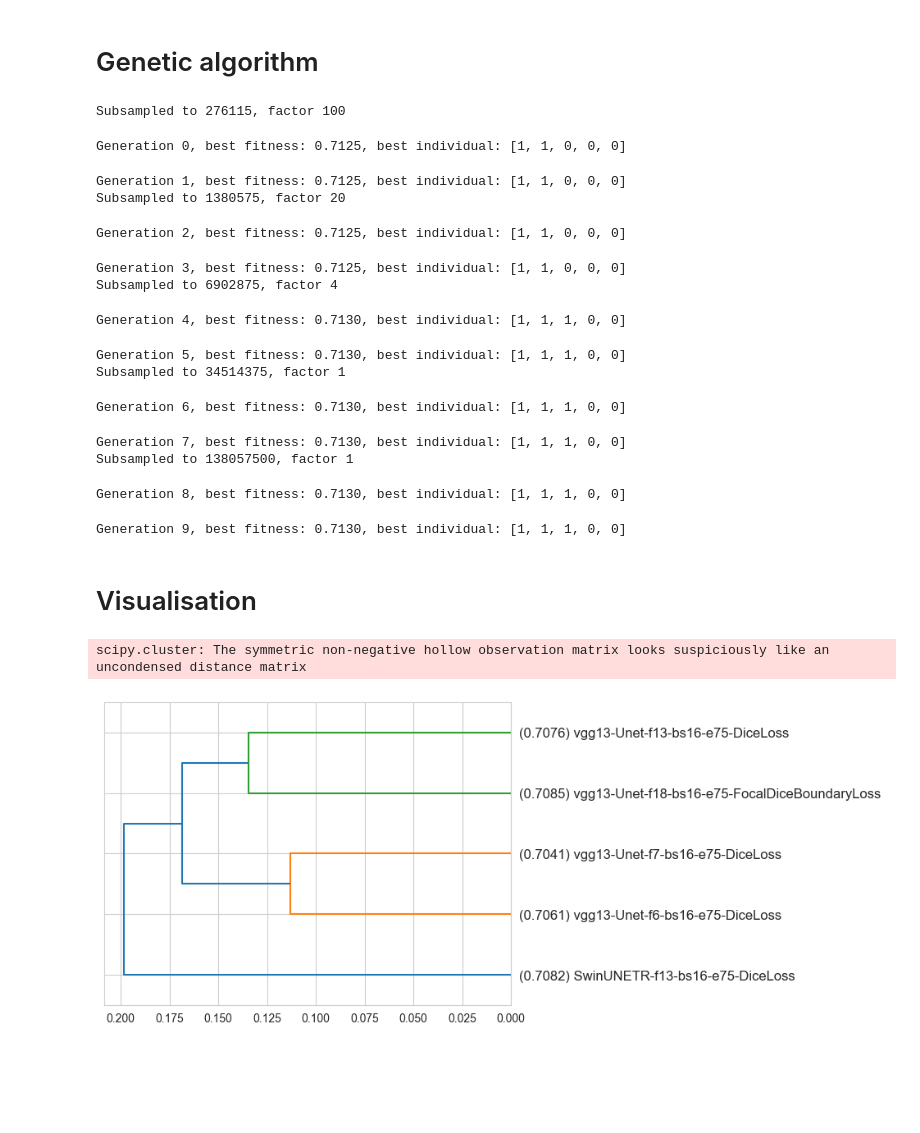
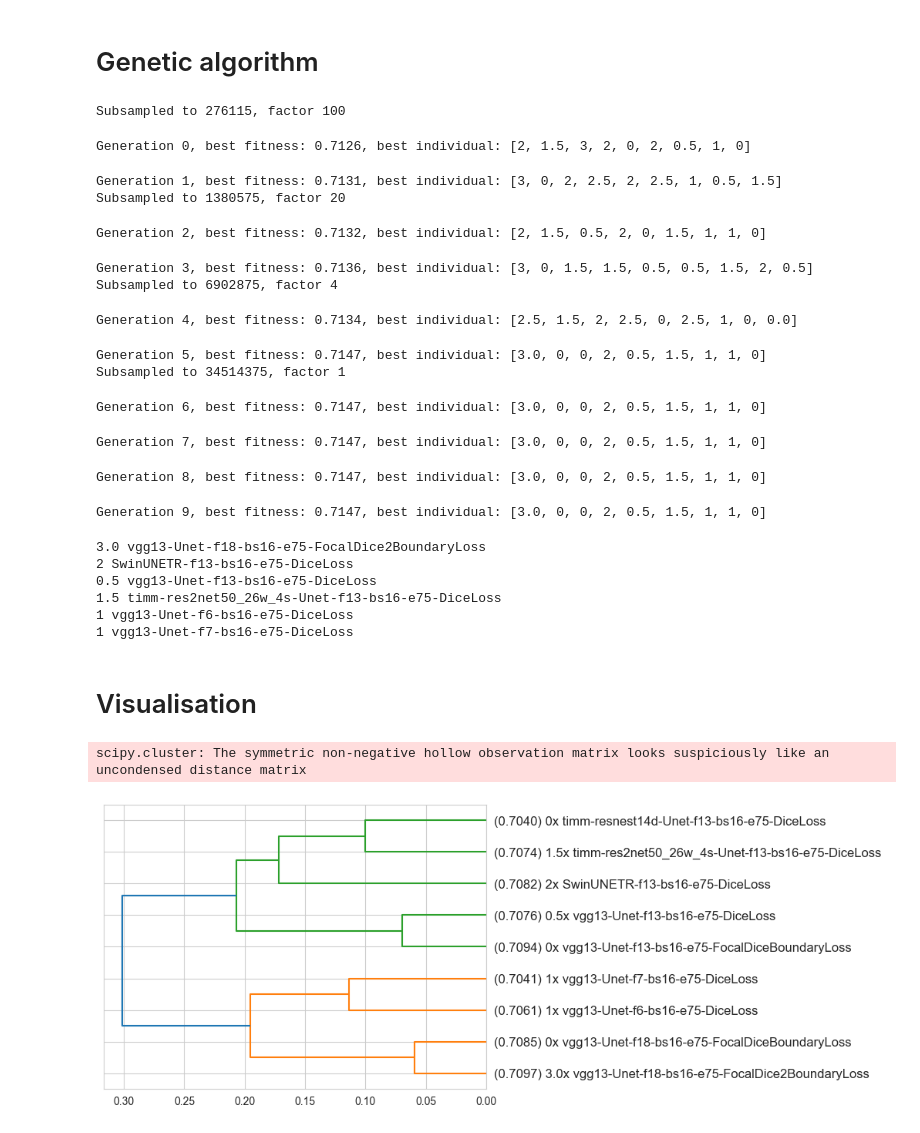
Before and after one commit to TeamEpochGithub/iv-q2-detect-kelp, a Jupyter notebook: notebooks/ensemble-selection.ipynb, the cells around one changed output. Drawn from its saved outputs; the diff is of its cells as text; code cells hidden in the pictures; blank space fills up the shorter version.

```diff
--- a/notebooks/ensemble-selection.ipynb
+++ b/notebooks/ensemble-selection.ipynb
@@ -213,8 +224,14 @@ print(linreg_error)
 # Define the fitness function
 pred_array = np.array([predictions[folder] for folder in folders])
 def dice_fitness(selection, pred, target):
-    selection = np.array(selection) > 0.5
-    preds = np.mean(pred[selection], axis=0) > 0.5
+    # selection = np.array(selection) > 0.5
+    weights = np.array(selection) / sum(selection)
+
+    selectio_bin = np.array(selection) > 0
+    pred = pred[selectio_bin]
+    weights = weights[selectio_bin]
+
+    preds = np.dot(pred.T, weights) > 0.5
     return 2 * np.sum(target * preds) / (np.sum(target) + np.sum(preds))
 # %%
 fitness_memory = dict()
@@ -223,18 +240,17 @@ def dice_fitness_memory(selection, pred, target):
         return 0
     if tuple(selection) in fitness_memory:
         return fitness_memory[tuple(selection)]
-    selection = np.array(selection) > 0.5
-    preds = np.mean(pred[selection], axis=0) > 0.5
-    fitness = 2 * np.sum(target * preds) / (np.sum(target) + np.sum(preds))
+    fitness = dice_fitness(selection, pred, target)
     fitness_memory[tuple(selection)] = fitness
     return fitness
 # %%
 # Define the genetic algorithm
 import random
+values = [0,0.5,1,1.5,2,2.5,3]
 def genetic_algorithm(fitness_function, population_size=100, generations=100, mutation_rate=0.1, subsample=1000, subsample_halftime=5, subsample_decay_factor=2):
-    population = [[random.choice([0,1]) for _ in range(len(folders))] for _ in range(population_size)]
+    population = [[random.choice(values) for _ in range(len(folders))] for _ in range(population_size)]
     for generation in range(generations):
-        if generation % subsample_halftime == 0 and subsample_halftime != -1:
+        if generation % subsample_halftime == 0 and subsample_halftime != -1 and subsample > 1:
             pred = pred_array[:,::subsample]
             target = targets[::subsample]
             subsample //= subsample_decay_factor
@@ -255,10 +271,12 @@ def genetic_algorithm(fitness_function, population_size=100, generations=100, mu
             parent1, parent2 = random.choices(population, weights=fitness, k=2)
             child = []
             for gene1, gene2 in zip(parent1, parent2):
+                initial = random.choice([gene1, gene2])
                 if random.random() < mutation_rate:
-                    child.append(random.choice([0,1]))
+                    mutated = initial + random.choice([-0.5, 0, 0.5])
+                    child.append(np.clip(mutated, min(values), max(values)))
                 else:
-                    child.append(random.choice([gene1, gene2]))
+                    child.append(initial)
             new_population.append(child)
         population = new_population
     return best_individual
@@ -267,32 +285,45 @@ def genetic_algorithm(fitness_function, population_size=100, generations=100, mu
 best_individual = genetic_algorithm(dice_fitness, population_size=100, generations=10, mutation_rate=0.1, subsample=500, subsample_halftime=2, subsample_decay_factor=5)
 # %% [output]
 Subsampled to 276115, factor 100
-Generation 0, best fitness: 0.7125, best individual: [1, 1, 0, 0, 0]
+Generation 0, best fitness: 0.7126, best individual: [2, 1.5, 3, 2, 0, 2, 0.5, 1, 0]
-Generation 1, best fitness: 0.7125, best individual: [1, 1, 0, 0, 0]
+Generation 1, best fitness: 0.7131, best individual: [3, 0, 2, 2.5, 2, 2.5, 1, 0.5, 1.5]
 Subsampled to 1380575, factor 20
-Generation 2, best fitness: 0.7125, best individual: [1, 1, 0, 0, 0]
+Generation 2, best fitness: 0.7132, best individual: [2, 1.5, 0.5, 2, 0, 1.5, 1, 1, 0]
-Generation 3, best fitness: 0.7125, best individual: [1, 1, 0, 0, 0]
+Generation 3, best fitness: 0.7136, best individual: [3, 0, 1.5, 1.5, 0.5, 0.5, 1.5, 2, 0.5]
 Subsampled to 6902875, factor 4
-Generation 4, best fitness: 0.7130, best individual: [1, 1, 1, 0, 0]
+Generation 4, best fitness: 0.7134, best individual: [2.5, 1.5, 2, 2.5, 0, 2.5, 1, 0, 0.0]
-Generation 5, best fitness: 0.7130, best individual: [1, 1, 1, 0, 0]
+Generation 5, best fitness: 0.7147, best individual: [3.0, 0, 0, 2, 0.5, 1.5, 1, 1, 0]
 Subsampled to 34514375, factor 1
-Generation 6, best fitness: 0.7130, best individual: [1, 1, 1, 0, 0]
+Generation 6, best fitness: 0.7147, best individual: [3.0, 0, 0, 2, 0.5, 1.5, 1, 1, 0]
-Generation 7, best fitness: 0.7130, best individual: [1, 1, 1, 0, 0]
-Subsampled to 138057500, factor 1
+Generation 7, best fitness: 0.7147, best individual: [3.0, 0, 0, 2, 0.5, 1.5, 1, 1, 0]
-Generation 8, best fitness: 0.7130, best individual: [1, 1, 1, 0, 0]
+Generation 8, best fitness: 0.7147, best individual: [3.0, 0, 0, 2, 0.5, 1.5, 1, 1, 0]
-Generation 9, best fitness: 0.7130, best individual: [1, 1, 1, 0, 0]
+Generation 9, best fitness: 0.7147, best individual: [3.0, 0, 0, 2, 0.5, 1.5, 1, 1, 0]
+# %%
+# Print the list
+for i in range(len(folders)):
+    if best_individual[i] > 0:
+        print(best_individual[i], names[folders[i]])
+# %% [output]
+3.0 vgg13-Unet-f18-bs16-e75-FocalDice2BoundaryLoss
+2 SwinUNETR-f13-bs16-e75-DiceLoss
+0.5 vgg13-Unet-f13-bs16-e75-DiceLoss
+1.5 timm-res2net50_26w_4s-Unet-f13-bs16-e75-DiceLoss
+1 vgg13-Unet-f6-bs16-e75-DiceLoss
+1 vgg13-Unet-f7-bs16-e75-DiceLoss
 # %% [markdown]
 # Visualisation
 # %%
 # Treat the correlation as a distance and use hierarchical clustering to group the models
 import scipy.cluster.hierarchy as sch
 import matplotlib.pyplot as plt
-dendrogram = sch.dendrogram(sch.linkage(1 - corr, method='ward'), labels=[f"({dice_scores[folder]:.4f}) {names[folder]}" for folder in folders], orientation="left")
+
+labels = [f"({dice_scores[folder]:.4f}) {best_individual[i]}x {names[folder]}" for i, folder in enumerate(folders)]
+dendrogram = sch.dendrogram(sch.linkage(1 - corr, method='ward'), labels=labels, orientation="left")
 # add the names of the models to the x-axis
 plt.show()
 # %% [output]
 scipy.cluster: The symmetric non-negative hollow observation matrix looks suspiciously like an uncondensed distance matrix
-[figure, old version]
+[figure, new version]
 # %%
 # Use PCA to visualise the models in 2D with the correlation as distance
 from sklearn.decomposition import PCA
```
Also changed, not shown: parts of 11 cells of this notebook.
